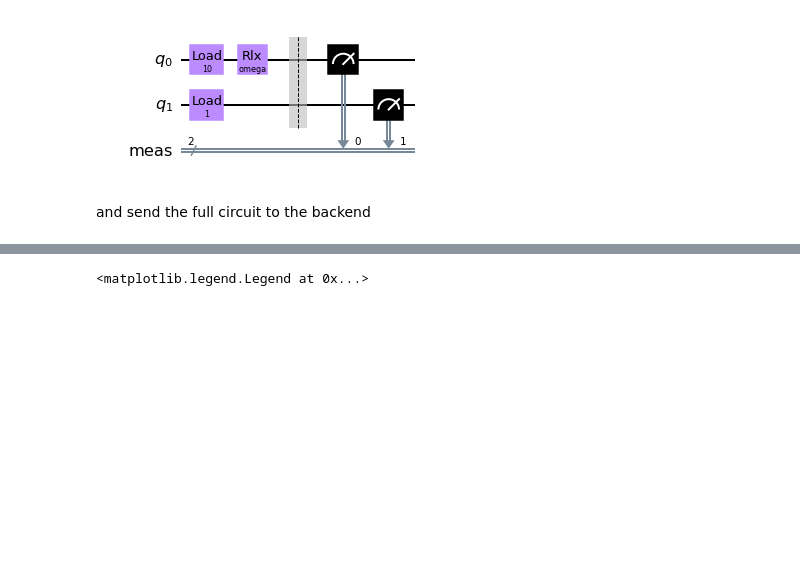
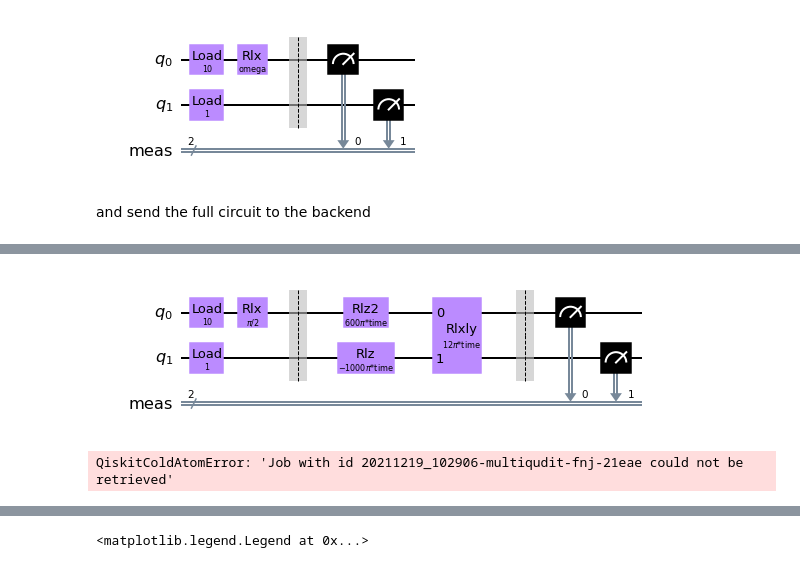
Before and after one commit to fretchen/qiskit-cold-atom, a Jupyter notebook: docs/tutorials/09_gauge_theory.ipynb, the cells around one changed output, grey strips where cells are left out. Saved outputs shown, nothing was run; the diff lists cells and outputs as text; code cells hidden in the pictures; blank space fills up the shorter version.

```diff
--- a/docs/tutorials/09_gauge_theory.ipynb
+++ b/docs/tutorials/09_gauge_theory.ipynb
@@ -188,0 +218,31 @@ job status:  JobStatus.INITIALIZING
+# %%
+NNa = 10; # number of atoms in sodium
+NLi = 1; # number of atoms in lithium
+
+# initial rotation of the matter field
+alpha = np.pi/2;
+chi = chiT/NNa;
+lam = lamT/NNa;
+# %%
+import numpy as np
+
+time = Parameter("time")
+#time = 1e-3;
+
+alpha = np.pi/2;
+
+qc = QuantumCircuit(2)
+qc.load_spins(NNa, 0)
+qc.load_spins(NLi, 1)
+
+qc.rlx(alpha, [0])
+
+qc.barrier()
+qc.rlz2(chi*time, [0])
+qc.rlz(Delta*time, [1])
+qc.rlxly(lam*time, [0, 1])
+qc.measure_all()
+# %%
+qc.draw('mpl')
+# %% [output]
+[figure, added]
@@ -188,0 +254,6 @@ job status:  JobStatus.INITIALIZING
+# %%
+job_retrieved = spin_device_backend.retrieve_job(job_id=job_tevolv.job_id())
+
+print("job status: ", job_retrieved.status())
+# %% [output]
+QiskitColdAtomError: 'Job with id 20211219_102906-multiqudit-fnj-21eae could not be retrieved'
```
Also changed, not shown: parts of 16 cells of this notebook.
